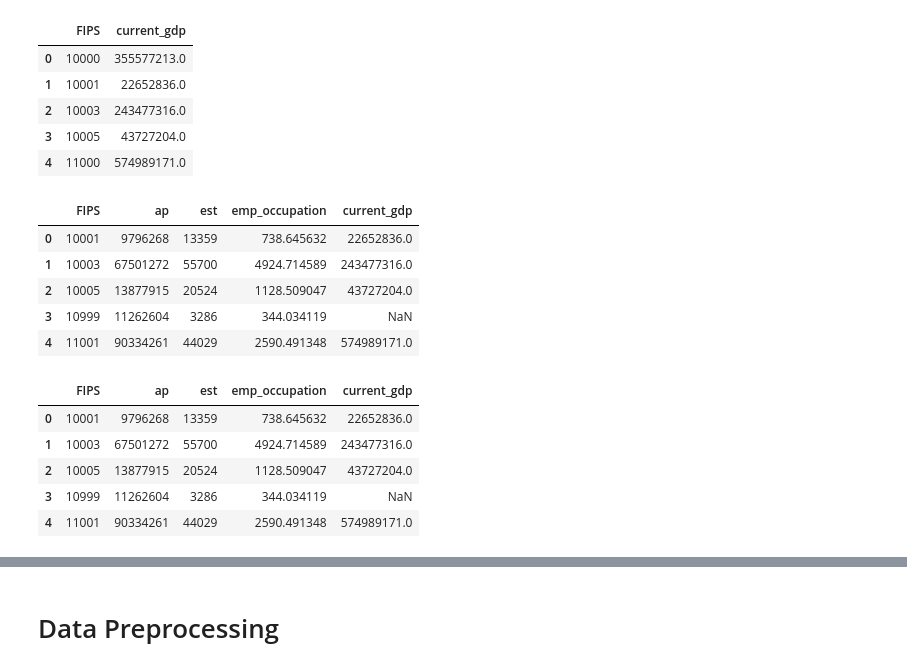
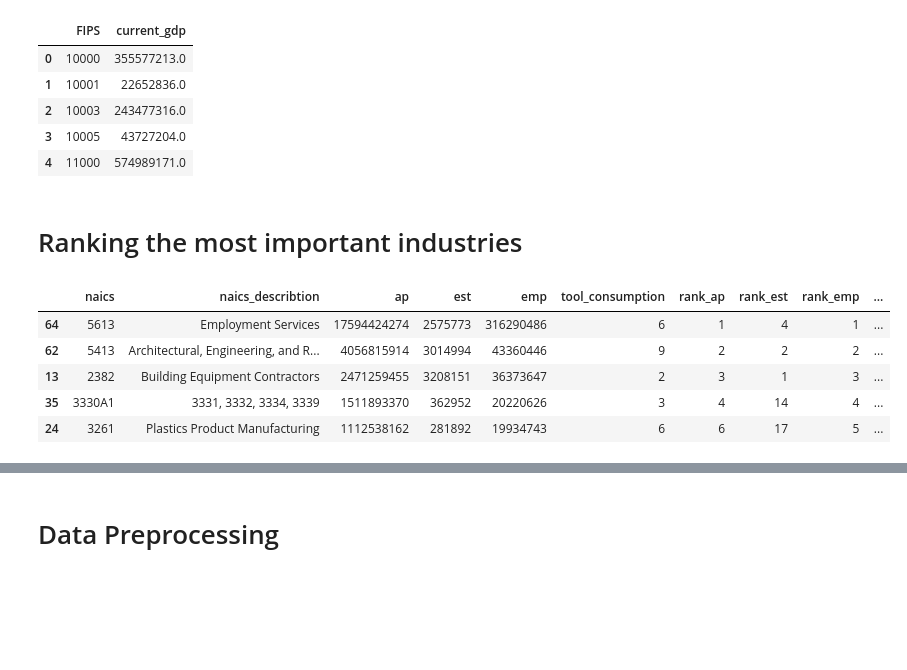
Before and after one commit to florivz/DDM-Project-WS24-25, a Jupyter notebook: analysis.ipynb, the cells around one changed output, grey strips where cells are left out. Drawn from its saved outputs; the diff is of its cells as text; code cells hidden in the pictures; blank space fills up the shorter version.

Commit message:
implemented ranking

```diff
--- a/analysis.ipynb
+++ b/analysis.ipynb
@@ -137,26 +172,20 @@ df_gdp_agg.head()
 | 2 | 10003 | 243477316.0 |
 | 3 | 10005 | 43727204.0 |
 | 4 | 11000 | 574989171.0 |
-# %%
-df_final = df_merged_agg.merge(
-    df_gdp_agg,
-    how='left',
-    on='FIPS'
-)
-df_final.head()
-# %% [output]
-|  | FIPS | ap | est | emp_occupation | current_gdp |
-| 0 | 10001 | 9796268 | 13359 | 738.645632 | 22652836.0 |
-| 1 | 10003 | 67501272 | 55700 | 4924.714589 | 243477316.0 |
-| 2 | 10005 | 13877915 | 20524 | 1128.509047 | 43727204.0 |
-| 3 | 10999 | 11262604 | 3286 | 344.034119 | NaN |
-| 4 | 11001 | 90334261 | 44029 | 2590.491348 | 574989171.0 |
-# %%
-df_final.head()
-# %% [output]
-|  | FIPS | ap | est | emp_occupation | current_gdp |
-| 0 | 10001 | 9796268 | 13359 | 738.645632 | 22652836.0 |
-| 1 | 10003 | 67501272 | 55700 | 4924.714589 | 243477316.0 |
-| 2 | 10005 | 13877915 | 20524 | 1128.509047 | 43727204.0 |
-| 3 | 10999 | 11262604 | 3286 | 344.034119 | NaN |
-| 4 | 11001 | 90334261 | 44029 | 2590.491348 | 574989171.0 |
+# %% [markdown]
+# Ranking the most important industries
+# %%
+df_rank = df_naics_agg.copy()
+
+for column in df_rank.columns[df_rank.columns.get_loc('ap'):]:
+    rank_column_name = f'rank_{column}'
+    df_rank[rank_column_name] = df_rank[column].rank(method='min', ascending=False).astype(int)
+
+df_rank.sort_values(by='rank_emp').head()
+# %% [output]
+|  | naics | naics_describtion | ap | est | emp | tool_consumption | rank_ap | rank_est | rank_emp | ... |
+| 64 | 5613 | Employment Services | 17594424274 | 2575773 | 316290486 | 6 | 1 | 4 | 1 | ... |
+| 62 | 5413 | Architectural, Engineering, and R... | 4056815914 | 3014994 | 43360446 | 9 | 2 | 2 | 2 | ... |
+| 13 | 2382 | Building Equipment Contractors | 2471259455 | 3208151 | 36373647 | 2 | 3 | 1 | 3 | ... |
+| 35 | 3330A1 | 3331, 3332, 3334, 3339 | 1511893370 | 362952 | 20220626 | 3 | 4 | 14 | 4 | ... |
+| 24 | 3261 | Plastics Product Manufacturing | 1112538162 | 281892 | 19934743 | 6 | 6 | 17 | 5 | ... |
```
Also changed, not shown: parts of 17 cells of this notebook.
